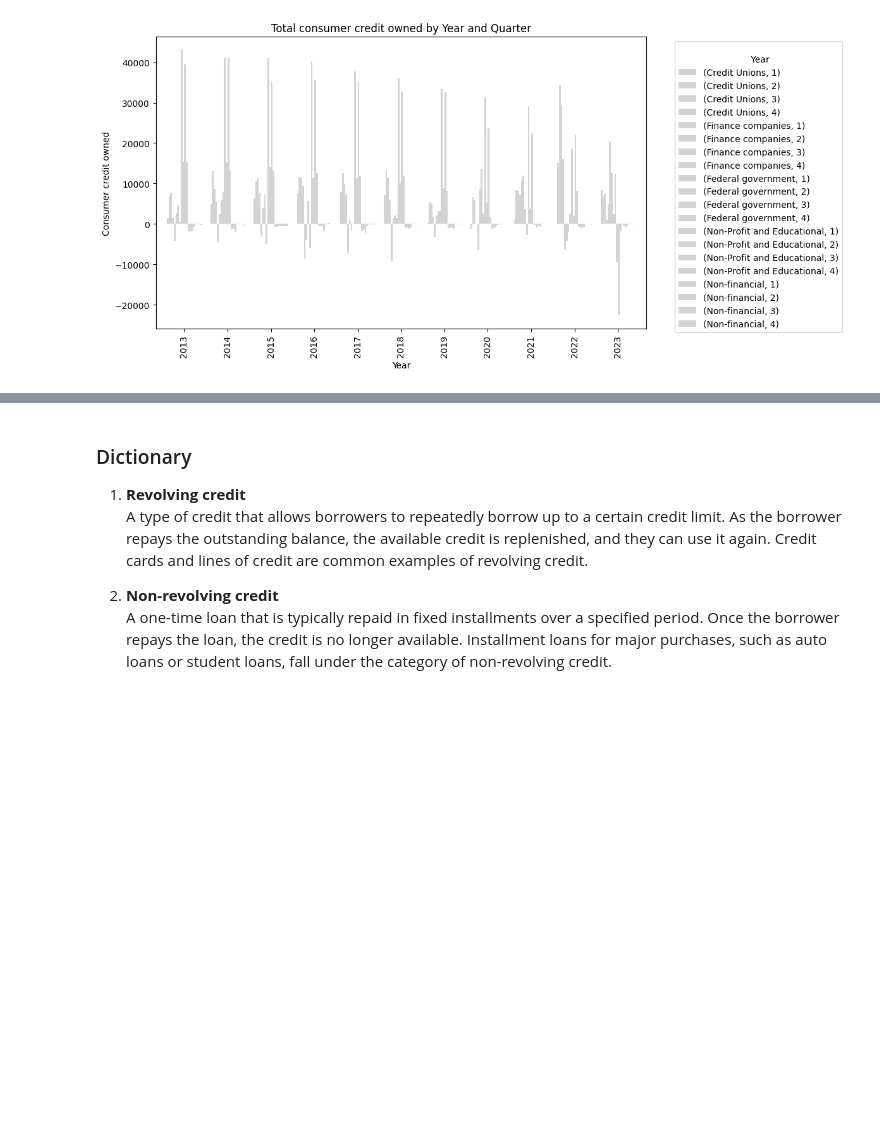
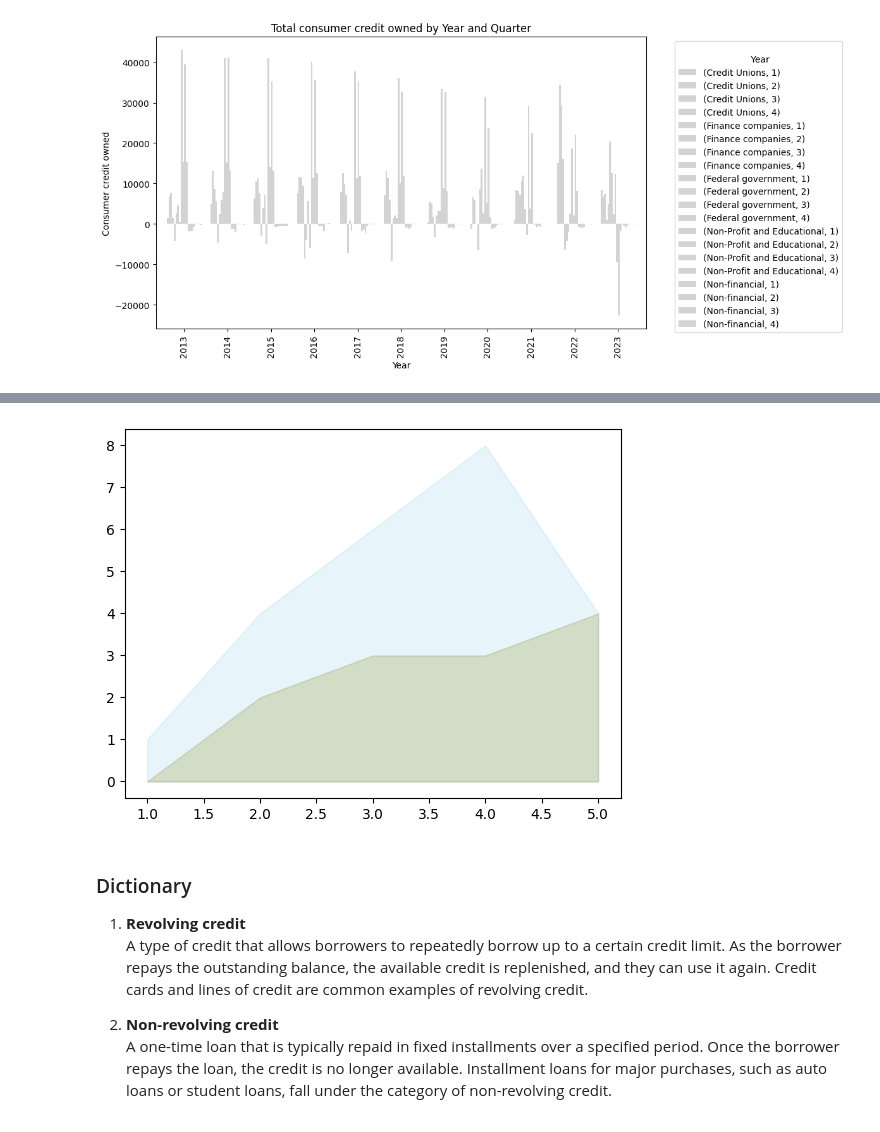
Before and after one commit to S3Stan/Federal_Reserve_Analytics, a Jupyter notebook: ConsumerCredit_NB.ipynb, the cells around one changed output, grey strips where cells are left out. Cells and saved outputs as stored; diff of their text form; code cells hidden in the pictures; blank space fills up the shorter version.

```diff
--- a/ConsumerCredit_NB.ipynb
+++ b/ConsumerCredit_NB.ipynb
@@ -429,3 +323,21 @@ In the following cells we will implement a decision tree model and use the model
+# %%
+import matplotlib.pyplot as plt
+import numpy as np
+
+# Data
+x = np.array([1, 2, 3, 4, 5])
+y1 = np.array([1, 4, 6, 8, 4])
+y2 = np.array([0, 2, 3, 3, 4])
+
+# Plot
+fig, ax = plt.subplots()
+ax.fill_between(x, y1, color='skyblue', alpha=0.2)
+ax.fill_between(x, y2, color='olive', alpha=0.2)
+
+# Show plot
+plt.show()
+# %% [output]
+[figure, added]
 # %% [markdown]
 ### Dictionary
 
```
Also changed, not shown: parts of 10 cells of this notebook.
